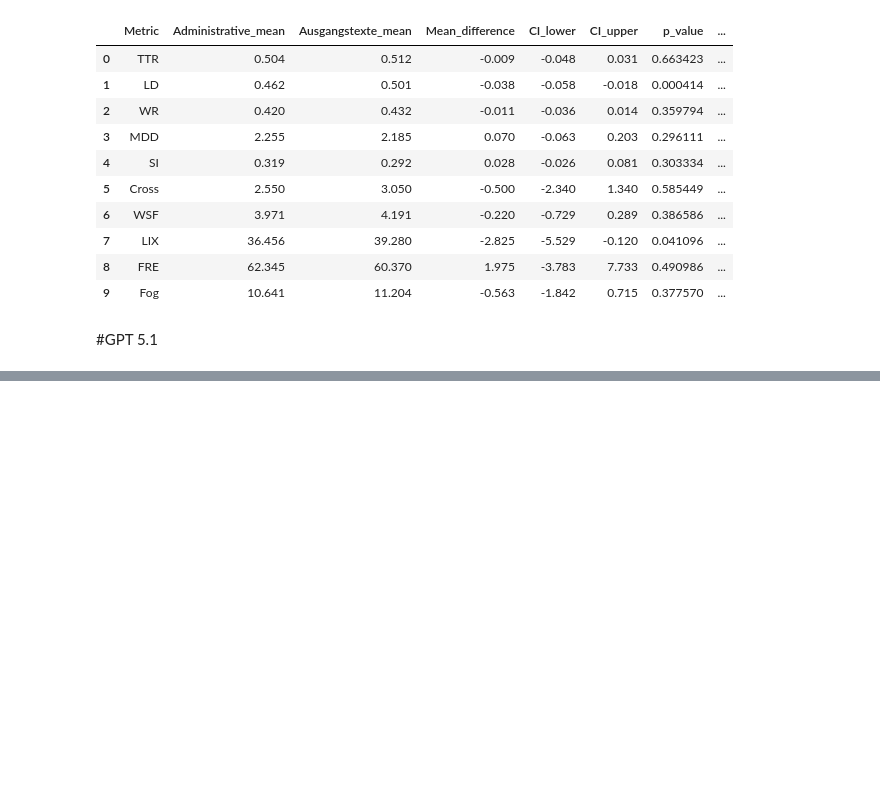
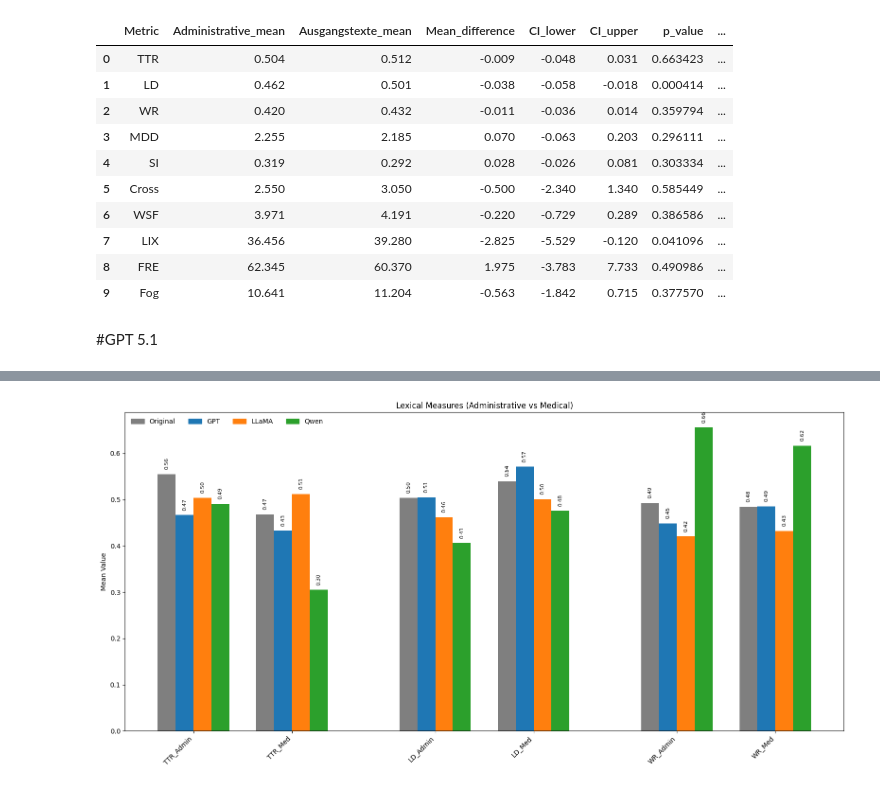
Before and after one commit to happy522/ChatGPT-as-a-CAT-tool-in-Easy-language-translation_Implemenatation, a Jupyter notebook: Administrative_vs_Medical.ipynb, the cells around one changed output, grey strips where cells are left out. Cells and saved outputs as stored; diff of their text form; code cells hidden in the pictures; blank space fills up the shorter version.

```diff
--- a/Administrative_vs_Medical.ipynb
+++ b/Administrative_vs_Medical.ipynb
@@ -345,0 +546,98 @@ plot_grid_boxplots(df1, df2, nrows=20)
+# %%
+LEXICAL_METRICS = ["TTR", "LD", "WR"]
+READABILITY_METRICS = ["WSF", "LIX", "FRE", "Fog"]
+
+all_metrics = list(metrics_info.keys())
+OTHER_METRICS = [
+    m for m in all_metrics
+    if m not in LEXICAL_METRICS and m not in READABILITY_METRICS
+]
+
+
+# --- Function definition ---
+def plot_metric_group(group_name,
+                      metric_group,
+                      llama_admin, gpt_admin, qwen_admin,
+                      llama_med, gpt_med, qwen_med,
+                      nrows=20):
+    width = 0.2
+    cluster_gap = 0.5
+    metric_gap = 1.0
+
+    fig, ax = plt.subplots(figsize=(16, 8))
+
+    x_start = 0
+    x_labels = []
+    x_ticks = []
+
+    for m in metric_group:
+        admin_means = [
+            llama_admin[f"{m}_Original"].head(nrows).mean(),
+            gpt_admin[f"{m}_Holistic"].head(nrows).mean(),
+            llama_admin[f"{m}_Holistic"].head(nrows).mean(),
+            qwen_admin[f"{m}_Holistic"].head(nrows).mean()
+        ]
+        med_means = [
+            llama_med[f"{m}_Original"].head(nrows).mean(),
+            gpt_med[f"{m}_Holistic"].head(nrows).mean(),
+            llama_med[f"{m}_Holistic"].head(nrows).mean(),
+            qwen_med[f"{m}_Holistic"].head(nrows).mean()
+        ]
+        labels = ["Original", "GPT", "LLaMA", "Qwen"]
+
+        x_admin = [x_start + i*width for i in range(4)]
+        for xi, h, label in zip(x_admin, admin_means, labels):
+            ax.bar(xi, h, width, color=MODEL_COLORS[label])
+            ax.text(xi, h + 0.01, f"{h:.2f}",
+                    ha='center', va='bottom',
+                    fontsize=8, rotation=90)
+
+        x_labels.append(f"{m}_Admin")
+        x_ticks.append(np.mean(x_admin))
+
+        x_med = [x_admin[-1] + cluster_gap + i*width for i in range(4)]
+        for xi, h, label in zip(x_med, med_means, labels):
+            ax.bar(xi, h, width, color=MODEL_COLORS[label])
+            ax.text(xi, h + 0.01, f"{h:.2f}",
+                    ha='center', va='bottom',
+                    fontsize=8, rotation=90)
+
+        x_labels.append(f"{m}_Med")
+        x_ticks.append(np.mean(x_med))
+
+        x_start = x_med[-1] + metric_gap
+
+    ax.set_xticks(x_ticks)
+    ax.set_xticklabels(x_labels, rotation=45, ha='right')
+    ax.set_ylabel("Mean Value")
+    ax.set_title(f"{group_name} Measures (Administrative vs Medical)")
+
+    handles = [plt.Rectangle((0,0),1,1,color=MODEL_COLORS[label]) for label in labels]
+    ax.legend(handles, labels, frameon=False, ncol=4)
+
+    plt.tight_layout()
+    plt.show()
+
+# --- Function calls (outside) ---
+plot_metric_group(
+    "Lexical",
+    LEXICAL_METRICS,
+    llama_admin, gpt_admin, qwen_admin,
+    llama_med, gpt_med, qwen_med
+)
+
+plot_metric_group(
+    "Readability",
+    READABILITY_METRICS,
+    llama_admin, gpt_admin, qwen_admin,
+    llama_med, gpt_med, qwen_med
+)
+
+plot_metric_group(
+    "Syntactic",
+    OTHER_METRICS,
+    llama_admin, gpt_admin, qwen_admin,
+    llama_med, gpt_med, qwen_med
+)
+# %% [output]
+[figure, added]
```
Also changed, not shown: parts of 17 cells of this notebook.
